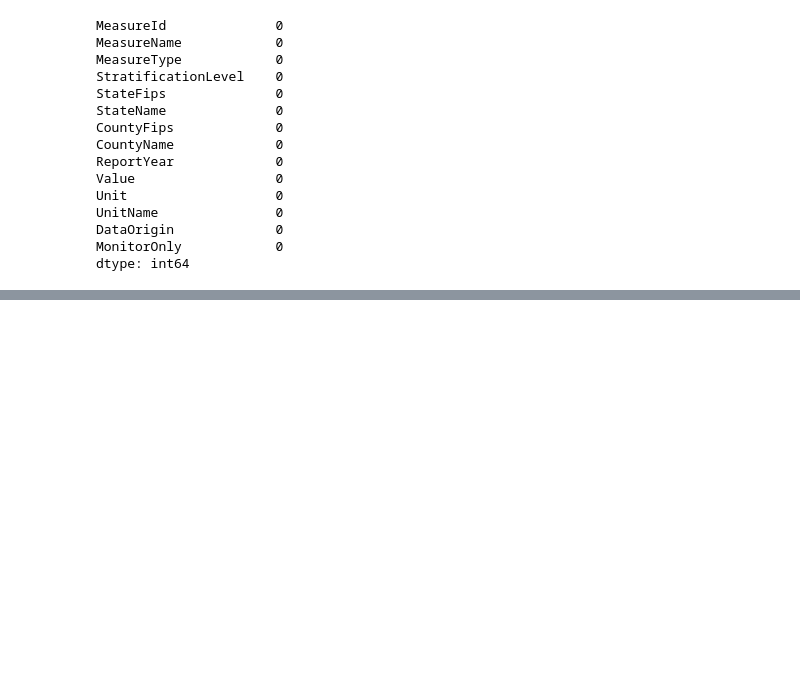
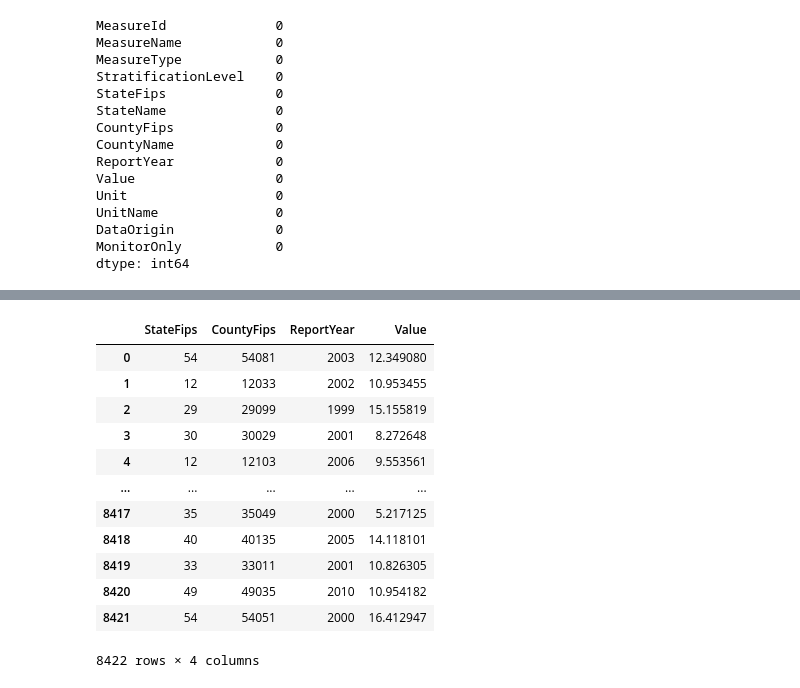
Before and after one commit to NickStrain/Air-Quality-Index-Data-Mining-Project-, a Jupyter notebook: model_implementation.ipynb, the cells around one changed output, grey strips where cells are left out. Saved outputs shown, nothing was run; the diff lists cells and outputs as text; code cells hidden in the pictures; blank space fills up the shorter version.

```diff
--- a/model_implementation.ipynb
+++ b/model_implementation.ipynb
@@ -80,0 +118,16 @@ if 'Value' in df.columns:
+# %%
+df
+# %% [output]
+|  | StateFips | CountyFips | ReportYear | Value |
+| 0 | 54 | 54081 | 2003 | 12.349080 |
+| 1 | 12 | 12033 | 2002 | 10.953455 |
+| 2 | 29 | 29099 | 1999 | 15.155819 |
+| 3 | 30 | 30029 | 2001 | 8.272648 |
+| 4 | 12 | 12103 | 2006 | 9.553561 |
+| ... | ... | ... | ... | ... |
+| 8417 | 35 | 35049 | 2000 | 5.217125 |
+| 8418 | 40 | 40135 | 2005 | 14.118101 |
+| 8419 | 33 | 33011 | 2001 | 10.826305 |
+| 8420 | 49 | 49035 | 2010 | 10.954182 |
+| 8421 | 54 | 54051 | 2000 | 16.412947 |
+8422 rows × 4 columns
```
Also changed, not shown: parts of 26 cells of this notebook.
